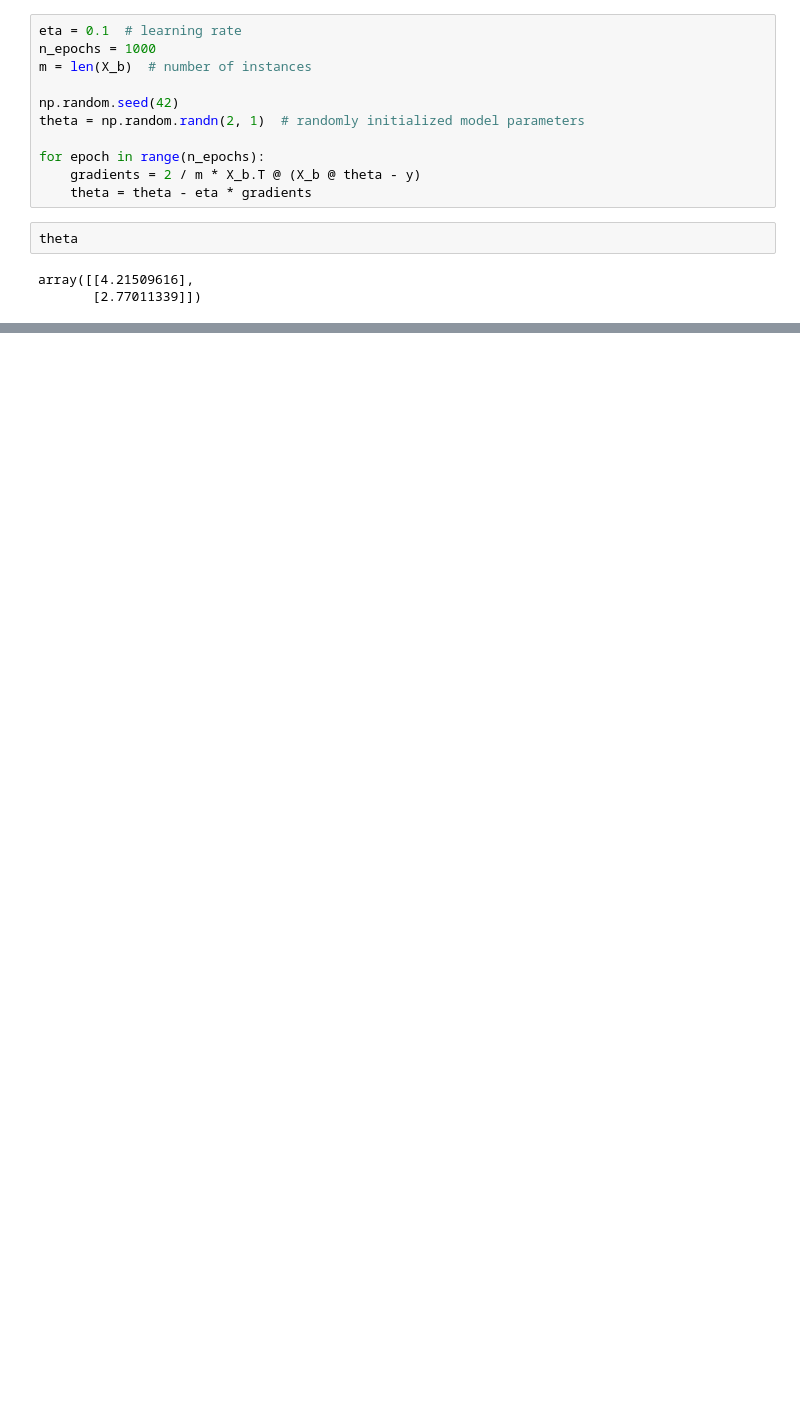
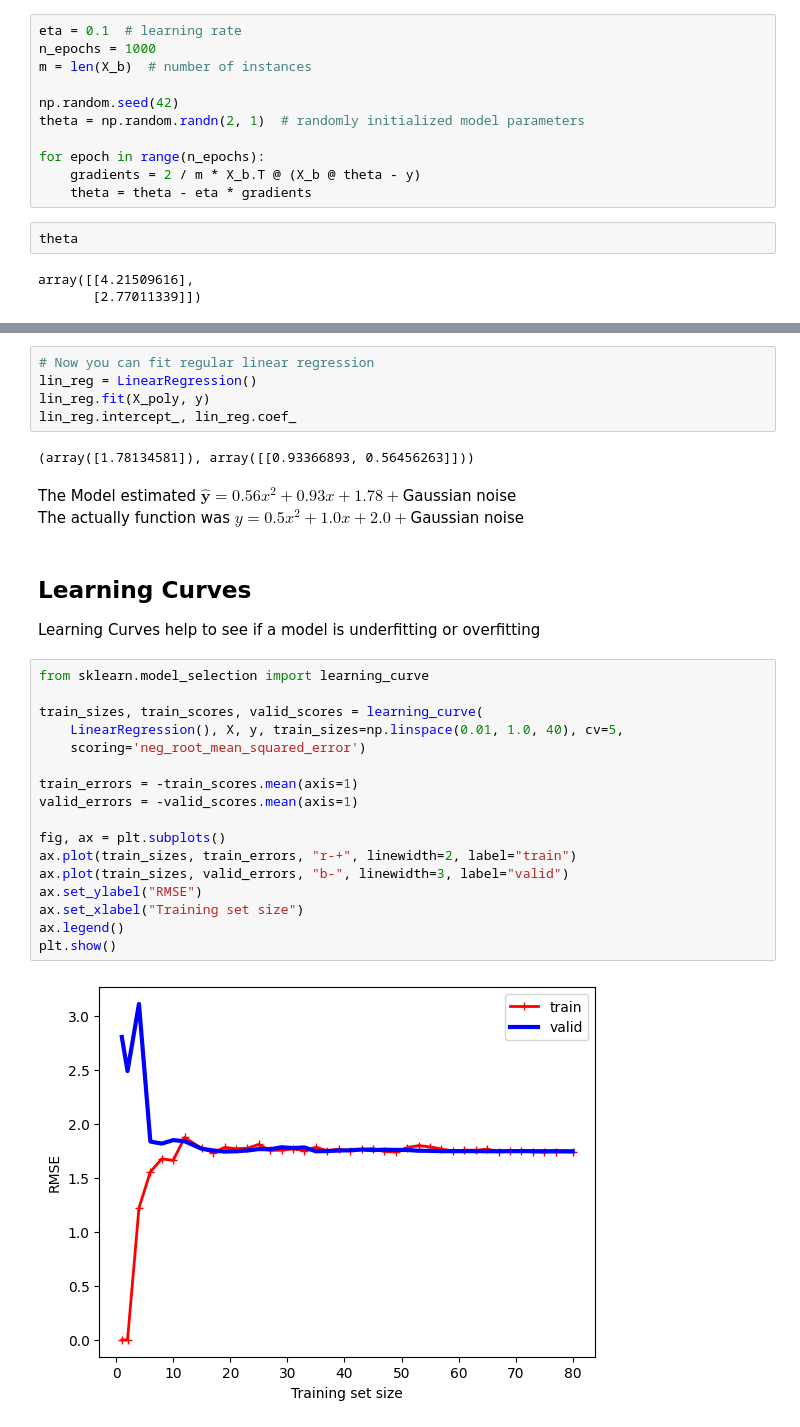
Before and after one commit to mishamickevicius/ML-Projects, a Jupyter notebook: ML-Book-Chapter-Notes/Chapter 4 Basic Models.ipynb, the cells around one changed output, grey strips where cells are left out. Cells and saved outputs as stored; diff of their text form; blank space fills up the shorter version.

```diff
--- a/ML-Book-Chapter-Notes/Chapter 4 Basic Models.ipynb
+++ b/ML-Book-Chapter-Notes/Chapter 4 Basic Models.ipynb
@@ -92,0 +163,32 @@ array([[4.21509616],
+# %%
+# Now you can fit regular linear regression
+lin_reg = LinearRegression()
+lin_reg.fit(X_poly, y)
+lin_reg.intercept_, lin_reg.coef_
+# %% [output]
+(array([1.78134581]), array([[0.93366893, 0.56456263]]))
+# %% [markdown]
+The Model estimated $ \hat{\textbf{y}} = 0.56x^2 + 0.93x + 1.78 + $Gaussian noise <br>
+The actually function was $ y = 0.5x^2 + 1.0x + 2.0 + $Gaussian noise
+# %% [markdown]
+## Learning Curves <br>
+Learning Curves help to see if a model is underfitting or overfitting
+# %%
+from sklearn.model_selection import learning_curve
+
+train_sizes, train_scores, valid_scores = learning_curve(
+    LinearRegression(), X, y, train_sizes=np.linspace(0.01, 1.0, 40), cv=5,
+    scoring='neg_root_mean_squared_error')
+
+train_errors = -train_scores.mean(axis=1)
+valid_errors = -valid_scores.mean(axis=1)
+
+fig, ax = plt.subplots()
+ax.plot(train_sizes, train_errors, "r-+", linewidth=2, label="train")
+ax.plot(train_sizes, valid_errors, "b-", linewidth=3, label="valid")
+ax.set_ylabel("RMSE")
+ax.set_xlabel("Training set size")
+ax.legend()
+plt.show()
+# %% [output]
+[figure, added]
```
Also changed, not shown: parts of 18 cells of this notebook.
